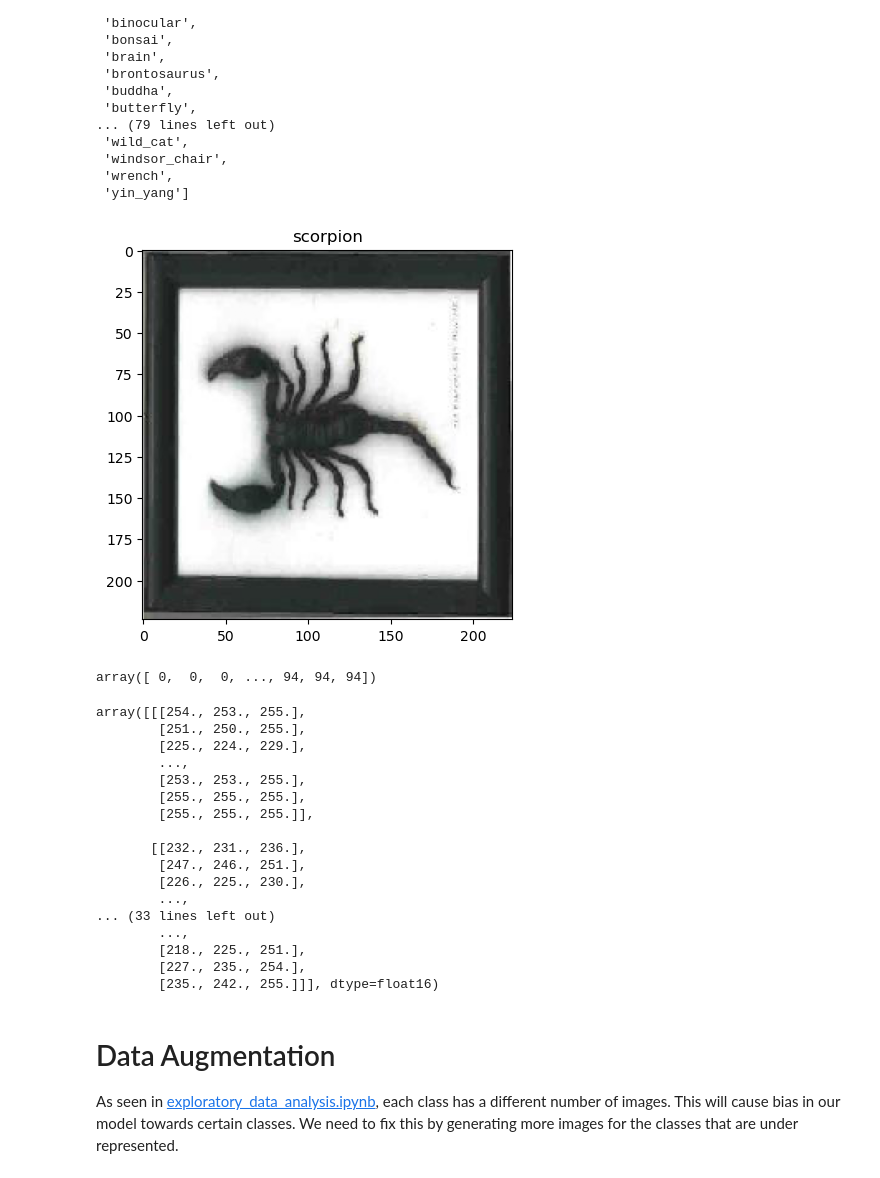
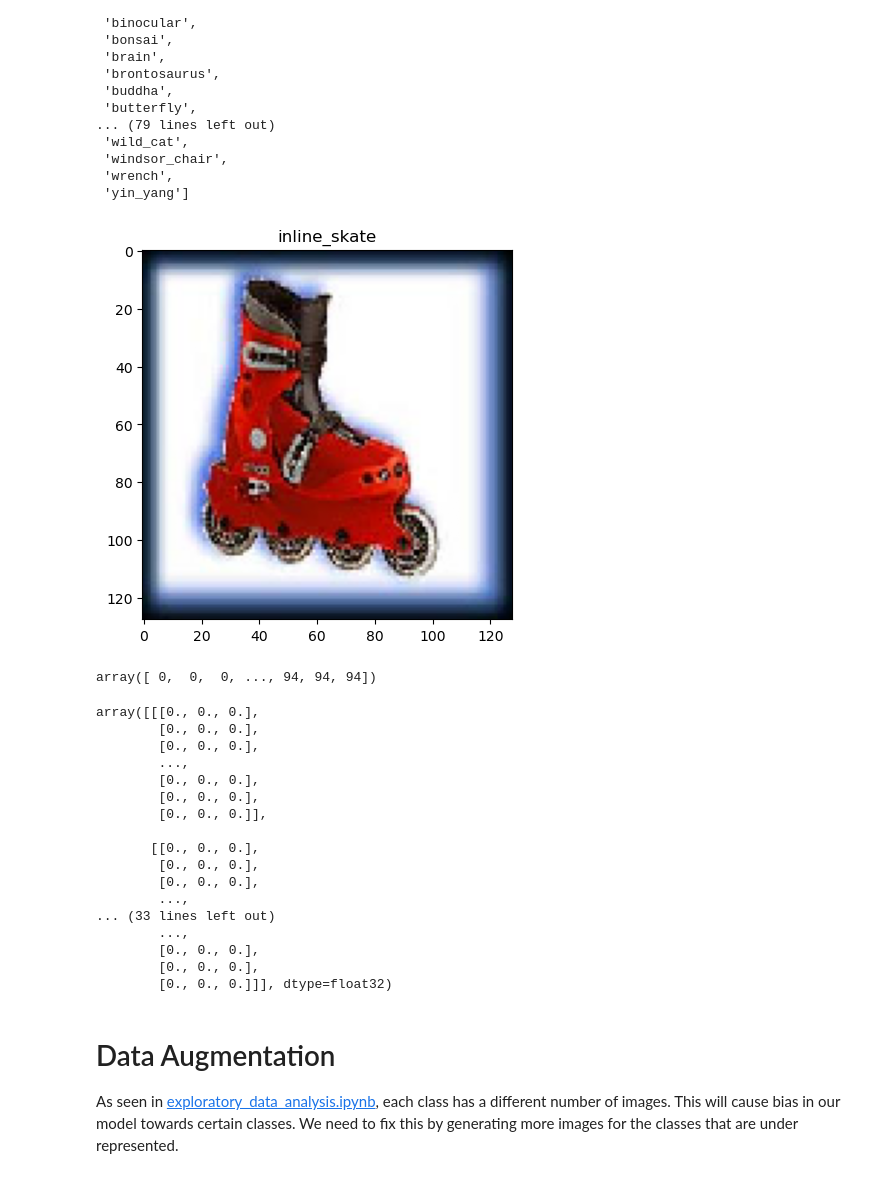
Before and after one commit to MrLFW/deeplearningcw, a Jupyter notebook: CNN.ipynb, the cells around one changed output. Saved outputs shown, nothing was run; the diff lists cells and outputs as text; code cells hidden in the pictures.

```diff
--- a/CNN.ipynb
+++ b/CNN.ipynb
@@ -39,8 +16,8 @@ import shutil
 # Preprocessing and Feature Engineering Data
 # %%
 directory = "caltech-101/101_ObjectCategories"
-img_height = 224
-img_width = 224
+img_height = 128
+img_width = 128
 
 exclude_classes = {"airplanes", "Motorbikes", "Faces", "Faces_easy", "watch", "Leopards"}
 images, labels, class_names = load_images_and_labels(directory, img_height, img_width, exclude_classes)
@@ -86,36 +43,37 @@ class_names
  'yin_yang']
 # %%
 # show a random image
-index = random.randint(0, len(images))
-plt.imshow(images[index].astype(np.float32) / 255)
+show_images = images / 255.0
+index = random.randint(0, len(show_images))
+plt.imshow(show_images[index])
 plt.title(class_names[labels[index]])
 plt.show()
 # %% [output]
-[figure, old version]
+[figure, new version]
 # %%
 labels
 # %% [output]
 array([ 0,  0,  0, ..., 94, 94, 94])
 # %%
-images[64]
+images[0]
 # %% [output]
-array([[[254., 253., 255.],
-        [251., 250., 255.],
-        [225., 224., 229.],
+array([[[0., 0., 0.],
+        [0., 0., 0.],
+        [0., 0., 0.],
         ...,
-        [253., 253., 255.],
-        [255., 255., 255.],
-        [255., 255., 255.]],
+        [0., 0., 0.],
+        [0., 0., 0.],
+        [0., 0., 0.]],
 
-       [[232., 231., 236.],
-        [247., 246., 251.],
-        [226., 225., 230.],
+       [[0., 0., 0.],
+        [0., 0., 0.],
+        [0., 0., 0.],
         ...,
 ... (33 lines left out)
         ...,
-        [218., 225., 251.],
-        [227., 235., 254.],
-        [235., 242., 255.]]], dtype=float16)
+        [0., 0., 0.],
+        [0., 0., 0.],
+        [0., 0., 0.]]], dtype=float32)
 # %% [markdown]
 # Data Augmentation
 
```
Also changed, not shown: parts of 33 cells of this notebook, 3 other files.
